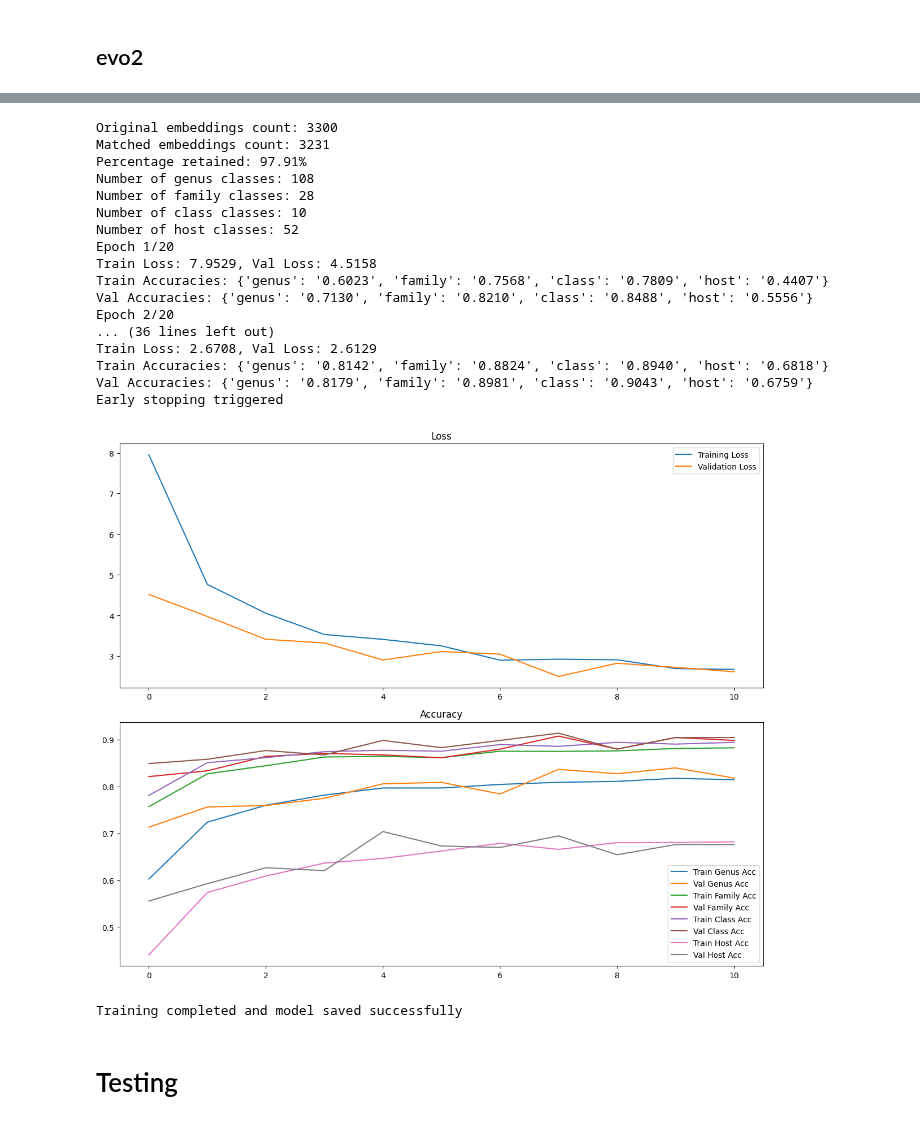
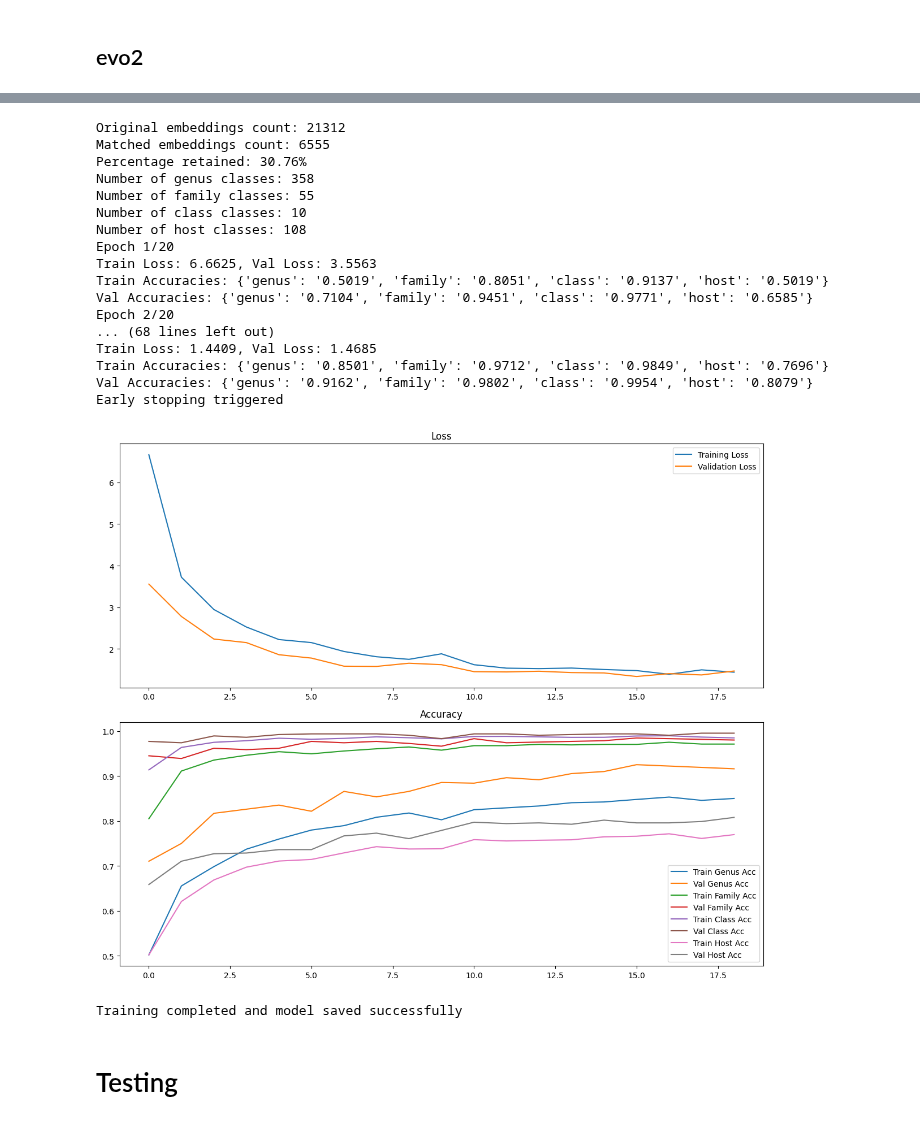
Before and after one commit to spicadust/llm-matrix, a Jupyter notebook: notebooks/mlp.ipynb, the cells around one changed output, grey strips where cells are left out. Saved outputs shown, nothing was run; the diff lists cells and outputs as text; code cells hidden in the pictures.

Commit message:
Train MLP using with incomplete evo2 embeddings

```diff
--- a/notebooks/mlp.ipynb
+++ b/notebooks/mlp.ipynb
@@ -349,8 +349,8 @@ Training completed and model saved successfully!
 # %% [markdown]
 ## evo2
 # %%
-embeddings_evo2 = np.load("../results/embeddings_evo2_30k.npy")
-headers_evo2 = pd.read_csv("../results/headers_evo2.csv")
+embeddings_evo2 = np.load("../results/evo2_millard_embeddings_0316.npy")
+headers_evo2 = np.load("../results/evo2_millard_headers_0316.npy")
 metadata_cleaned = pd.read_csv(
     "../dataset/metadata_millard_cleaned_host_genus_family_class.tsv", sep="\t"
 )
@@ -384,7 +368,7 @@ import pickle
 os.makedirs("../models", exist_ok=True)
 
 # Data preparation
-accession_numbers = [header.split()[0] for header in headers_evo2["header"]]
+accession_numbers = [header.split()[0] for header in headers_evo2]
 embeddings_df = pd.DataFrame(embeddings_evo2)
 embeddings_df["Accession"] = accession_numbers
 
@@ -645,47 +629,47 @@ plt.legend()
 
 # Plot accuracies
 plt.subplot(2, 1, 2)
 for task in ["genus", "family", "class", "host"]:  # Added class
     plt.plot(history["train_acc"][task], label=f"Train {task.capitalize()} Acc")
     plt.plot(history["val_acc"][task], label=f"Val {task.capitalize()} Acc")
 plt.title("Accuracy")
 plt.legend()
 plt.tight_layout()
 plt.show()
 
 # Save encoders
 with open("../models/label_encoders_evo2.pkl", "wb") as f:
     pickle.dump(
         {
             "genus_encoder": genus_encoder,
             "family_encoder": family_encoder,
             "class_encoder": class_encoder,  # New
             "host_encoder": host_encoder,
             "scaler": scaler,
         },
         f,
     )
 
 print("Training completed and model saved successfully")
 # %% [output]
-Original embeddings count: 3300
-Matched embeddings count: 3231
-Percentage retained: 97.91%
-Number of genus classes: 108
-Number of family classes: 28
+Original embeddings count: 21312
+Matched embeddings count: 6555
+Percentage retained: 30.76%
+Number of genus classes: 358
+Number of family classes: 55
 Number of class classes: 10
-Number of host classes: 52
+Number of host classes: 108
 Epoch 1/20
-Train Loss: 7.9529, Val Loss: 4.5158
-Train Accuracies: {'genus': '0.6023', 'family': '0.7568', 'class': '0.7809', 'host': '0.4407'}
-Val Accuracies: {'genus': '0.7130', 'family': '0.8210', 'class': '0.8488', 'host': '0.5556'}
+Train Loss: 6.6625, Val Loss: 3.5563
+Train Accuracies: {'genus': '0.5019', 'family': '0.8051', 'class': '0.9137', 'host': '0.5019'}
+Val Accuracies: {'genus': '0.7104', 'family': '0.9451', 'class': '0.9771', 'host': '0.6585'}
 Epoch 2/20
-... (36 lines left out)
-Train Loss: 2.6708, Val Loss: 2.6129
-Train Accuracies: {'genus': '0.8142', 'family': '0.8824', 'class': '0.8940', 'host': '0.6818'}
-Val Accuracies: {'genus': '0.8179', 'family': '0.8981', 'class': '0.9043', 'host': '0.6759'}
+... (68 lines left out)
+Train Loss: 1.4409, Val Loss: 1.4685
+Train Accuracies: {'genus': '0.8501', 'family': '0.9712', 'class': '0.9849', 'host': '0.7696'}
+Val Accuracies: {'genus': '0.9162', 'family': '0.9802', 'class': '0.9954', 'host': '0.8079'}
 Early stopping triggered
-[figure, old version]
+[figure, new version]
 Training completed and model saved successfully
 # %% [markdown]
 # Testing
```
Also changed, not shown: parts of 1 cell of this notebook, 1 other file.
